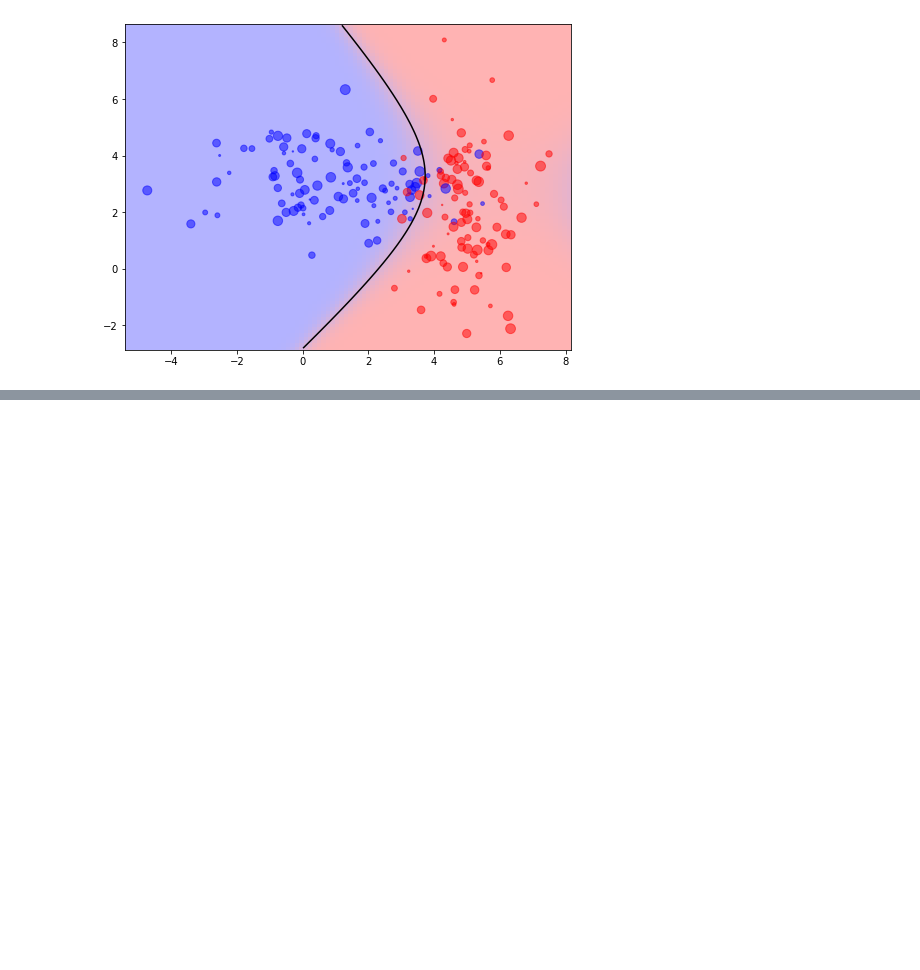
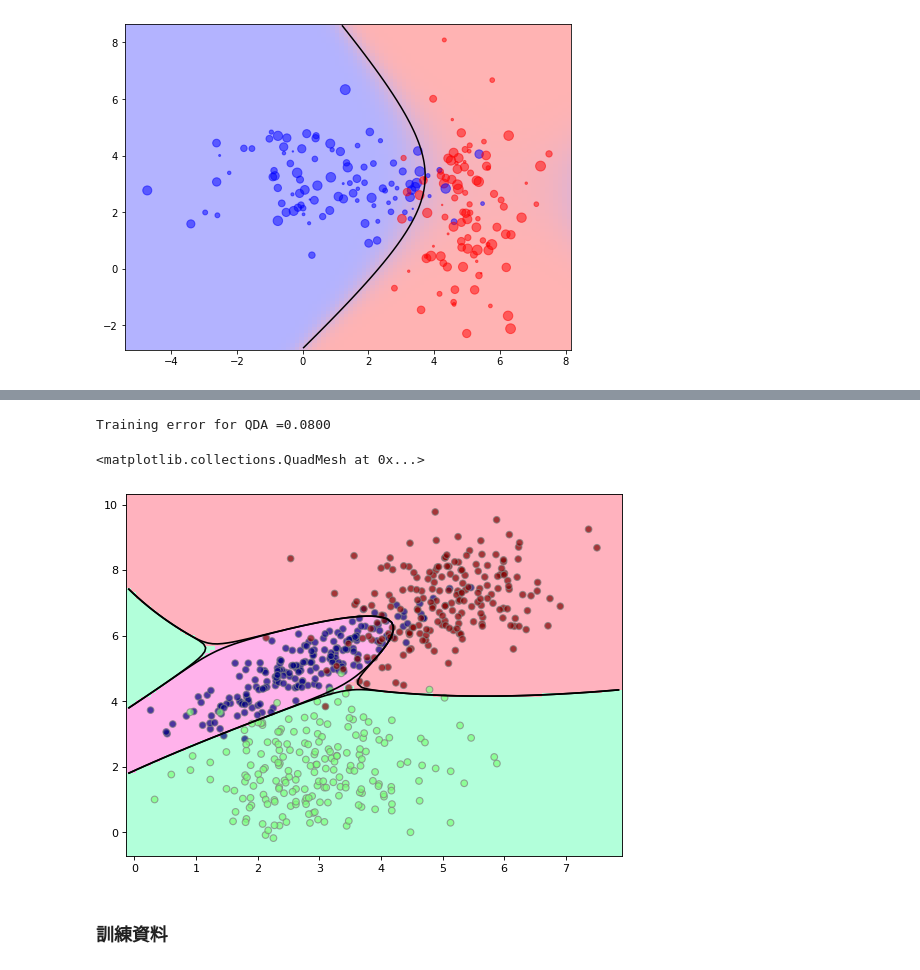
Before and after one commit to aceaceace123/Maching-Learning, a Jupyter notebook: 1123class.ipynb, the cells around one changed output, grey strips where cells are left out. Cells and saved outputs as stored; diff of their text form; code cells hidden in the pictures; blank space fills up the shorter version.

```diff
--- a/1123class.ipynb
+++ b/1123class.ipynb
@@ -237,0 +319,64 @@ y = D[:,2]
+# %%
+import numpy as np
+import scipy.linalg as LA
+import matplotlib.pyplot as plt
+from matplotlib import colors
+from sklearn.discriminant_analysis import LinearDiscriminantAnalysis
+from sklearn.linear_model import LogisticRegression
+from sklearn.model_selection import train_test_split
+from sklearn.inspection import DecisionBoundaryDisplay
+from sklearn.discriminant_analysis import QuadraticDiscriminantAnalysis
+
+data_dir = '/Users/liang/Documents/Github/'
+D = np.loadtxt(data_dir+'hw4_data4.txt', comments='#')#讓第一列不要讀進去
+# colors1 = ['red' if i == 0 else 'blue' if i==1 else 'yellow' for i in y]
+# plt.scatter(X[:, 0], X[:, 1], c=colors, s=30, marker='o')
+
+X=D[:,0:2]
+y=D[:,2]
+fig , ax =plt.subplots(dpi=80,figsize=(8,6))
+plt.scatter(X[:,0],X[:,1],c=y,edgecolor='grey',cmap='jet',alpha=0.7)
+# area=2*np.random.randint(50,size=D[:,0].size)
+# grp_color = [[1,0,0] if i == 0 else [0,0,1] for i in y]
+# plt.scatter(D[:, 0], D[:, 1], c = grp_color, s = area, \
+#         alpha = 0.5, marker = 'o' )#area代表點的的小
+# Define pseudo colors#畫地板
+# cdit = {'red': [(0, 1, 1), (1, 0.7, 0.7)],
+#         'green': [(0, 0.7, 0.7), (1, 0.7, 0.7)],
+#         'blue': [(0, 0.7, 0.7), (1, 1, 1)]}
+# cmap = colors.LinearSegmentedColormap('red_blue_classes', cdit)
+Qda = QuadraticDiscriminantAnalysis(\
+        tol = 1e-6, store_covariance = True)
+Qda.fit(X, y)
+trainErrQDA=1-Qda.score(X,y)
+print('Training error for QDA ={:.4f}'.format(trainErrQDA))
+#Qda.means
+nx, ny = 100, 100
+x_min, x_max = plt.xlim()
+y_min, y_max = plt.ylim()
+x_ = np.linspace(x_min, x_max, nx)
+y_ = np.linspace(y_min, y_max, ny)
+xx, yy = np.meshgrid(x_, y_)
+x1=xx.ravel()
+x2=yy.ravel()
+Z = Qda.predict_proba(np.c_[xx.ravel(), yy.ravel()])
+Z0 = Z[:, 0].reshape(xx.shape)
+Z1 = Z[:, 1].reshape(xx.shape)
+Z2 = Z[:, 2].reshape(xx.shape)
+
+contoursQDA0 = plt.contour(xx, yy, Z0, [0.5],colors = 'k')
+contoursQDA1 = plt.contour(xx, yy, Z1, [0.5],colors = 'k')
+contoursQDA2 = plt.contour(xx, yy, Z2, [0.5],colors = 'k')
+
+cmap=plt.get_cmap('gist_rainbow_r')
+zz=np.array([Qda.predict(np.array([[xx,yy]])) for xx,yy in zip(x1,x2)])
+Z_=zz.reshape(xx.shape)
+plt.pcolormesh(xx, yy, Z_, cmap = cmap,\
+    norm = colors.Normalize(0., 2.),\
+    shading = 'auto', zorder = 0,alpha=0.3)
+# %% [output]
+Training error for QDA =0.0800
+<matplotlib.collections.QuadMesh at 0x...>
+[figure, added]
+# %% [markdown]
+### 訓練資料 ###
```
Also changed, not shown: parts of 20 cells of this notebook, 4 other files.
